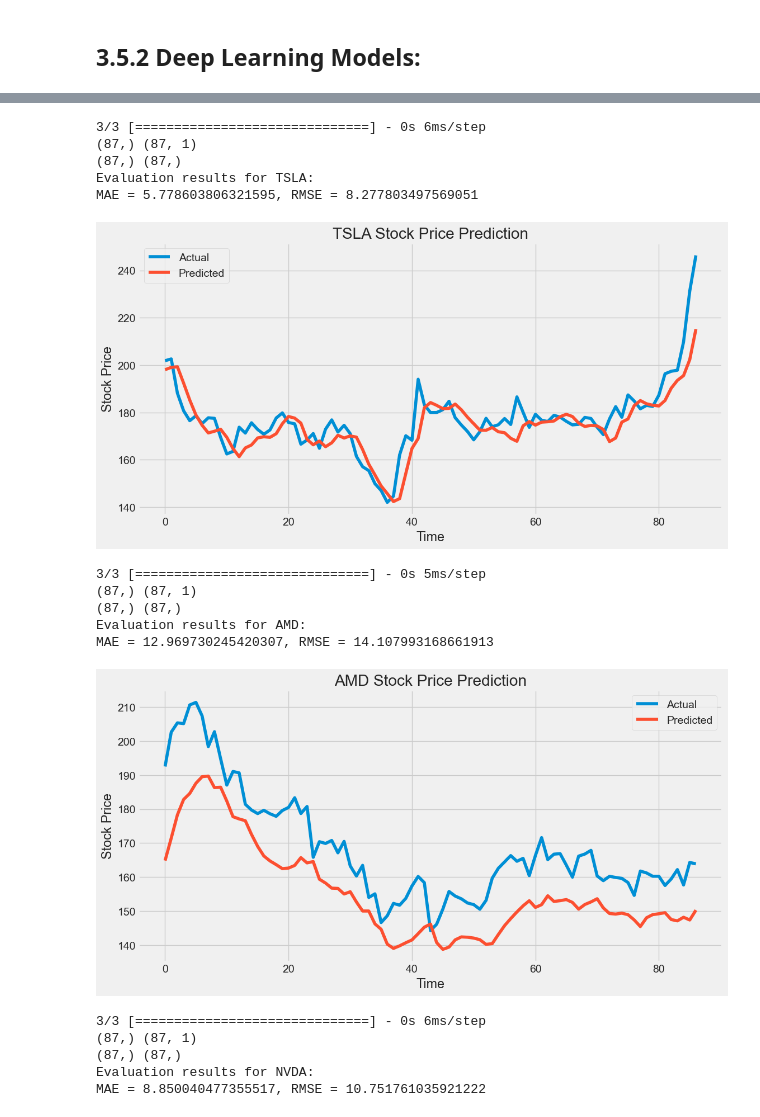
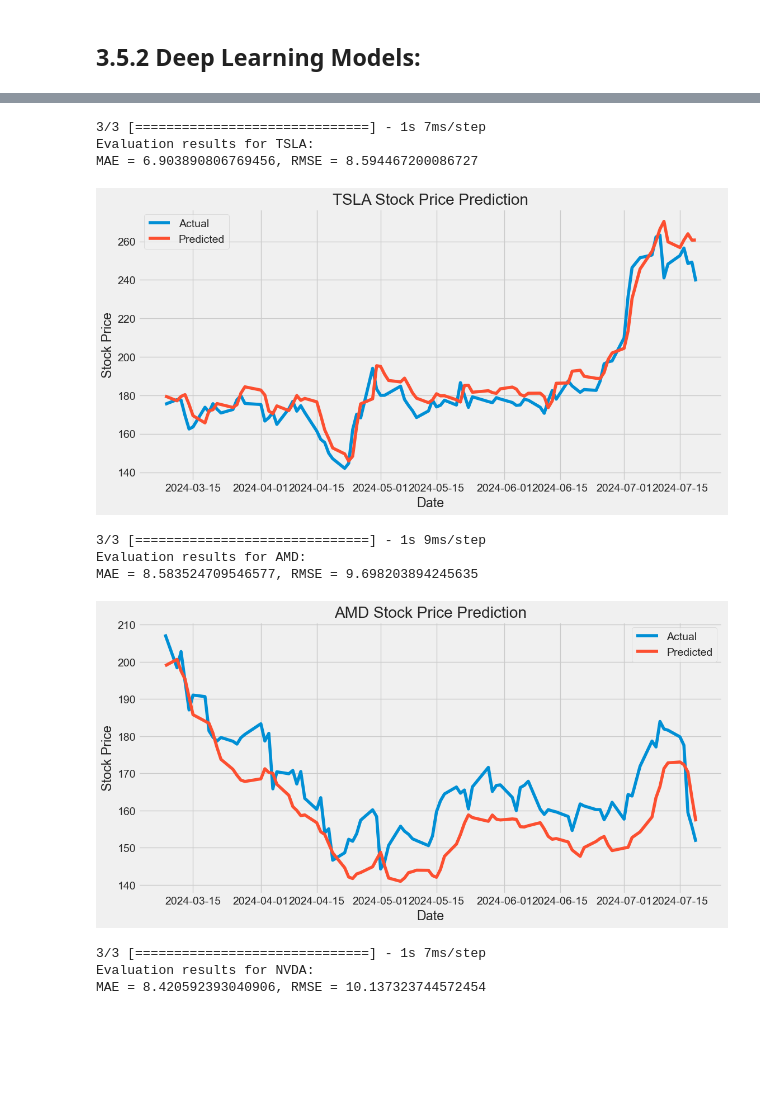
Before and after one commit to msyed-git/Capstone3-StockPrediction, a Jupyter notebook: notebooks/03-PreprocessingAndModel.ipynb, the cells around one changed output, grey strips where cells are left out. Saved outputs shown, nothing was run; the diff lists cells and outputs as text; code cells hidden in the pictures; blank space fills up the shorter version.

```diff
--- a/notebooks/03-PreprocessingAndModel.ipynb
+++ b/notebooks/03-PreprocessingAndModel.ipynb
@@ -290,5 +293,5 @@ for stock in tech_list:
 # %%
-def evaluate_models(models, X_test, y_test):
+def ml_evaluate_models(models, X_test, y_test):
     results = {}
     for model_name, model in models.items():
         predictions = model.predict(X_test)
@@ -297,12 +300,12 @@ def evaluate_models(models, X_test, y_test):
         results[model_name] = {'MAE': mae, 'RMSE': rmse}
     return results
 
-evaluation_results = {}
+ml_evaluation_results = {}
 for stock in tech_list:
-    X_train, X_test, y_train, y_test = processed_data[stock]
-    evaluation_results[stock] = evaluate_models(trained_models[stock], X_test, y_test)
+    X_train, X_test, y_train, y_test = ml_processed_data[stock]
+    ml_evaluation_results[stock] = ml_evaluate_models(ml_trained_models[stock], X_test, y_test)
 
-for stock, results in evaluation_results.items():
+for stock, results in ml_evaluation_results.items():
     print(f"Evaluation results for {stock}:")
     for model_name, metrics in results.items():
         print(f"{model_name}: MAE = {metrics['MAE']}, RMSE = {metrics['RMSE']}")
@@ -322,5 +325,5 @@ Random Forest: MAE = 35.583821765636586, RMSE = 40.709306644391916
 # %%
-def plot_predictions(model, y_train, X_test, y_test, stock):
+def ml_plot_predictions(model, y_train, X_test, y_test, stock):
     predictions = model.predict(X_test)
     #print(y_test, predictions)
     plt.figure(figsize=(14, 7))
@@ -335,7 +338,7 @@ def plot_predictions(model, y_train, X_test, y_test, stock):
 
 # Plot predictions for the best model (Random Forest in this example)
 for stock in tech_list:
-    X_train, X_test, y_train, y_test = processed_data[stock]
-    best_model = trained_models[stock]['Linear Regression']
-    plot_predictions(best_model, y_train, X_test, y_test, stock)
+    X_train, X_test, y_train, y_test = ml_processed_data[stock]
+    ml_best_model = ml_trained_models[stock]['Linear Regression']
+    ml_plot_predictions(ml_best_model, y_train, X_test, y_test, stock)
 # %% [output]
@@ -454,7 +448,7 @@ from sklearn.model_selection import TimeSeriesSplit
 def create_lstm_model(input_shape):
     model = Sequential()
     model.add(LSTM(units=50, return_sequences=True, input_shape=input_shape))
-    model.add(Dropout(0.2))
+    model.add(Dropout(0))
     model.add(LSTM(units=50, return_sequences=False))
     model.add(Dropout(0.2))
     model.add(Dense(units=1))
@@ -465,8 +459,12 @@ def create_lstm_model(input_shape):
 #Train LSTM models for each stock and store them in a dictionary
 trained_models = {}
 for stock in tech_list:
-    X_train, X_test, y_train, y_test = processed_data[stock]
+    X_train, X_test, y_train, y_test, _ = processed_data[stock]
     model = create_lstm_model((X_train.shape[1], X_train.shape[2]))
-    model.fit(X_train, y_train, epochs=50, batch_size=32, verbose=0)
+    X_train_tune = X_train[:int(len(X_train) * 0.9)]
+    y_train_tune = y_train[:int(len(y_train) * 0.9)]
+    X_val_tune = X_train[int(len(X_train) * 0.9):]
+    y_val_tune = y_train[int(len(y_train) * 0.9):]
+    model.fit(X_train, y_train, epochs=150, batch_size=256, validation_data=(X_val_tune, y_val_tune), verbose=2)
     trained_models[stock] = model
 # %% [output]
@@ -491,54 +489,46 @@ _________________________________________________________________
 # Function to evaluate the model
 def evaluate_models(model, X_test, y_test, scaler):
     y_pred = model.predict(X_test)
-    print(y_test.shape, y_pred.shape)
 
     # Inverse transform the predictions
     y_pred_inv = scaler.inverse_transform(np.concatenate((X_test[:, -1, :], y_pred), axis=1))[:, -1]
     original_ytest = scaler.inverse_transform(np.concatenate((X_test[:, -1, :], y_test.reshape(-1, 1)), axis=1))[:, -1]
-    print(y_pred_inv.shape, original_ytest.shape)
 
     mae = mean_absolute_error(original_ytest, y_pred_inv)
     rmse = np.sqrt(mean_squared_error(original_ytest, y_pred_inv))
     return {'MAE': mae, 'RMSE': rmse}, y_pred_inv, original_ytest
 
 # Function to plot y_pred vs y_test
-def plot_predictions(y_test, y_pred, stock_name):
+def plot_predictions(dates, y_test, y_pred, stock_name):
     plt.figure(figsize=(12, 6))
-    plt.plot(y_test, label='Actual')
-    plt.plot(y_pred, label='Predicted')
+    plt.plot(dates, y_test, label='Actual')
+    plt.plot(dates, y_pred, label='Predicted')
     plt.title(f'{stock_name} Stock Price Prediction')
-    plt.xlabel('Time')
+    plt.xlabel('Date')
     plt.ylabel('Stock Price')
     plt.legend()
     plt.show()
 
 evaluation_results = {}
 for stock in tech_list:
-    X_train, X_test, y_train, y_test = processed_data[stock]
+    X_train, X_test, y_train, y_test, dates_test_seq = processed_data[stock]
     results, y_pred_inv, original_ytest = evaluate_models(trained_models[stock], X_test, y_test, scalers[stock])
     evaluation_results[stock] = results
 
     print(f"Evaluation results for {stock}:")
     print(f"MAE = {results['MAE']}, RMSE = {results['RMSE']}")
 
     # Plot predictions
-    plot_predictions(original_ytest, y_pred_inv, stock)
+    plot_predictions(dates_test_seq, original_ytest, y_pred_inv, stock)
 # %% [output]
-3/3 [==============================] - 0s 6ms/step
-(87,) (87, 1)
-(87,) (87,)
+3/3 [==============================] - 1s 7ms/step
 Evaluation results for TSLA:
-MAE = 5.778603806321595, RMSE = 8.277803497569051
+MAE = 6.903890806769456, RMSE = 8.594467200086727
-[figure, old version]
+[figure, new version]
-3/3 [==============================] - 0s 5ms/step
-(87,) (87, 1)
-(87,) (87,)
+3/3 [==============================] - 1s 9ms/step
 Evaluation results for AMD:
-MAE = 12.969730245420307, RMSE = 14.107993168661913
+MAE = 8.583524709546577, RMSE = 9.698203894245635
-[figure, old version]
+[figure, new version]
-3/3 [==============================] - 0s 6ms/step
-(87,) (87, 1)
-(87,) (87,)
+3/3 [==============================] - 1s 7ms/step
 Evaluation results for NVDA:
-MAE = 8.850040477355517, RMSE = 10.751761035921222
+MAE = 8.420592393040906, RMSE = 10.137323744572454
```
Also changed, not shown: parts of 27 cells of this notebook, 1 other file.
